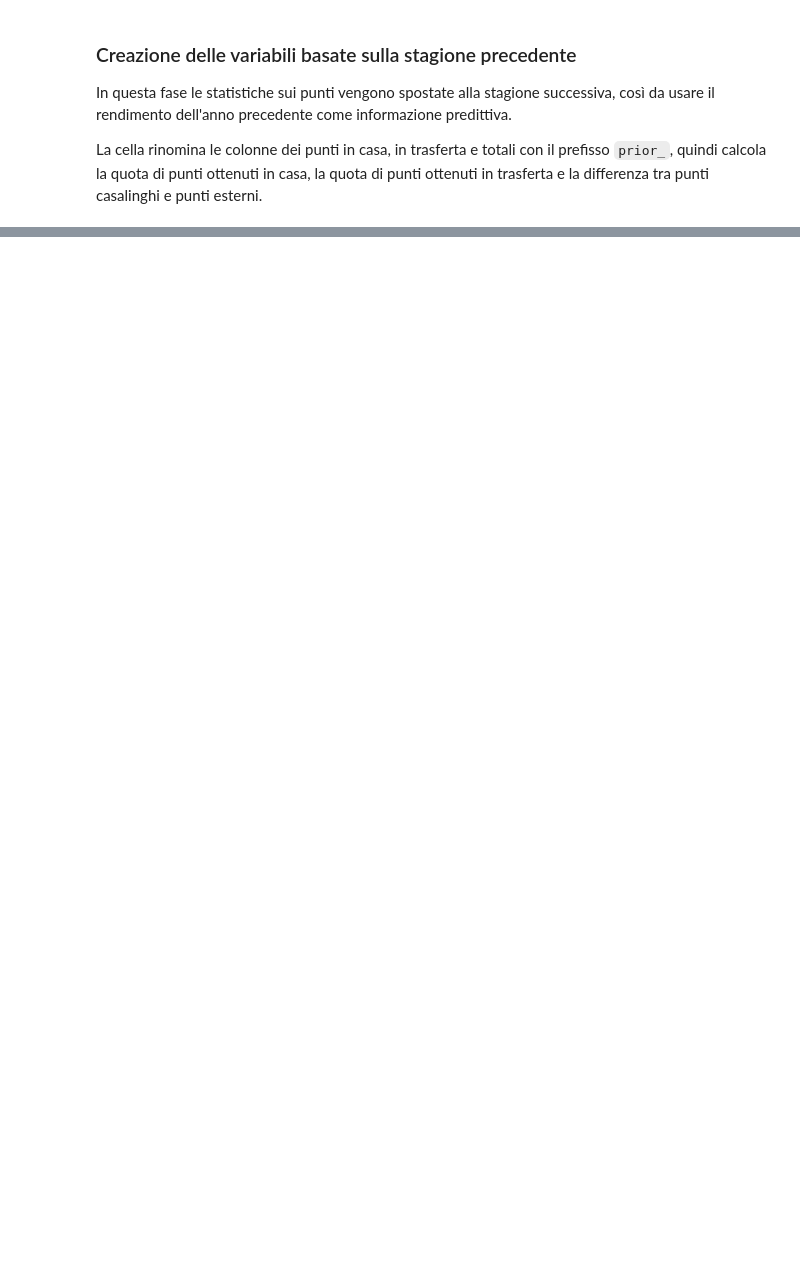
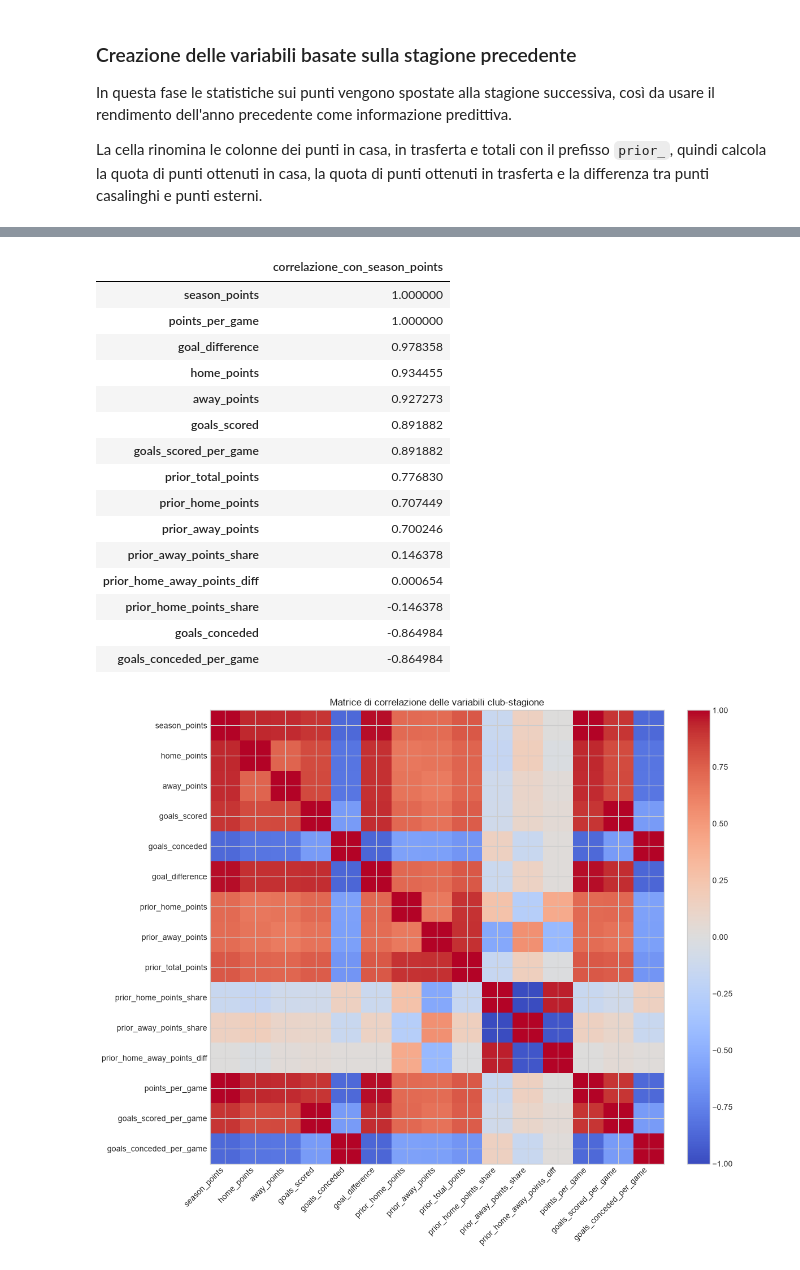
Before and after one commit to burraco04/serieA-Prediction-Model, a Jupyter notebook: notebook.ipynb, the cells around one changed output, grey strips where cells are left out. Saved outputs shown, nothing was run; the diff lists cells and outputs as text; code cells hidden in the pictures; blank space fills up the shorter version.

```diff
--- a/notebook.ipynb
+++ b/notebook.ipynb
@@ -637,0 +884,56 @@ prior_season_home_away
+# %%
+club_corr_cols = [
+    'season_points', 'home_points', 'away_points', 'goals_scored', 'goals_conceded',
+    'goal_difference', 'prior_home_points', 'prior_away_points', 'prior_total_points',
+    'prior_home_points_share', 'prior_away_points_share', 'prior_home_away_points_diff',
+    'points_per_game', 'goals_scored_per_game', 'goals_conceded_per_game'
+]
+club_corr = eda_club_season[club_corr_cols].corr()
+display(club_corr['season_points'].sort_values(ascending=False).to_frame('correlazione_con_season_points'))
+
+fig, ax = plt.subplots(figsize=(12, 10))
+im = ax.imshow(club_corr.values, cmap='coolwarm', vmin=-1, vmax=1)
+ax.set_xticks(range(len(club_corr_cols)))
+ax.set_yticks(range(len(club_corr_cols)))
+ax.set_xticklabels(club_corr_cols, rotation=45, ha='right')
+ax.set_yticklabels(club_corr_cols)
+ax.set_title('Matrice di correlazione delle variabili club-stagione')
+fig.colorbar(im, ax=ax, fraction=0.046, pad=0.04)
+plt.tight_layout()
+plt.show()
+
+team_corr_cols = [
+    'team_market_value', 'top11_market_value', 'top5_market_value', 'squad_size', 'average_age',
+    'foreigners_number', 'foreigners_percentage', 'national_team_players', 'stadium_seats'
+]
+team_corr = team_eda[team_corr_cols].corr()
+display(team_corr['team_market_value'].sort_values(ascending=False).to_frame('correlazione_con_team_market_value'))
+
+fig, ax = plt.subplots(figsize=(10, 8))
+im = ax.imshow(team_corr.values, cmap='coolwarm', vmin=-1, vmax=1)
+ax.set_xticks(range(len(team_corr_cols)))
+ax.set_yticks(range(len(team_corr_cols)))
+ax.set_xticklabels(team_corr_cols, rotation=45, ha='right')
+ax.set_yticklabels(team_corr_cols)
+ax.set_title('Matrice di correlazione delle variabili squadra')
+fig.colorbar(im, ax=ax, fraction=0.046, pad=0.04)
+plt.tight_layout()
+plt.show()
+# %% [output]
+|  | correlazione_con_season_points |
+| season_points | 1.000000 |
+| points_per_game | 1.000000 |
+| goal_difference | 0.978358 |
+| home_points | 0.934455 |
+| away_points | 0.927273 |
+| goals_scored | 0.891882 |
+| goals_scored_per_game | 0.891882 |
+| prior_total_points | 0.776830 |
+| prior_home_points | 0.707449 |
+| prior_away_points | 0.700246 |
+| prior_away_points_share | 0.146378 |
+| prior_home_away_points_diff | 0.000654 |
+| prior_home_points_share | -0.146378 |
+| goals_conceded | -0.864984 |
+| goals_conceded_per_game | -0.864984 |
+[figure, added]
```
Also changed, not shown: parts of 20 cells of this notebook, 1 other file.
